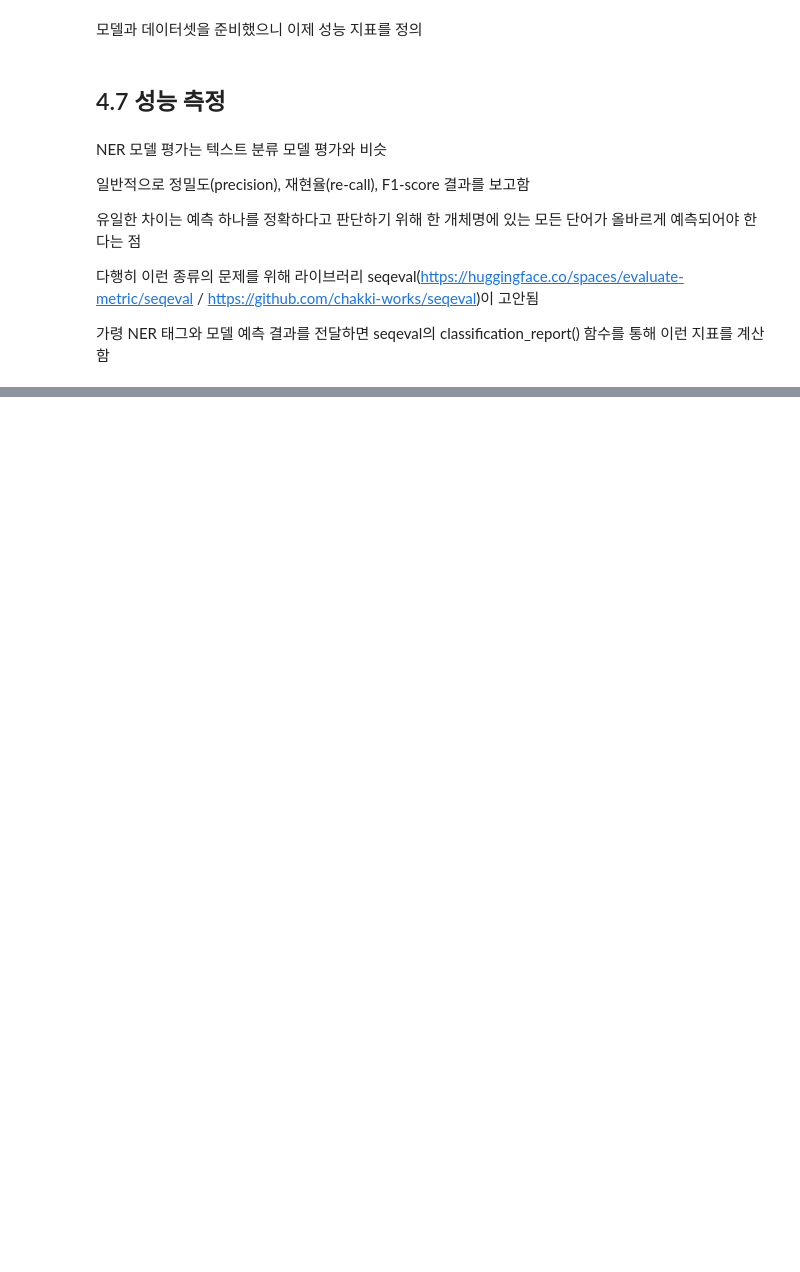
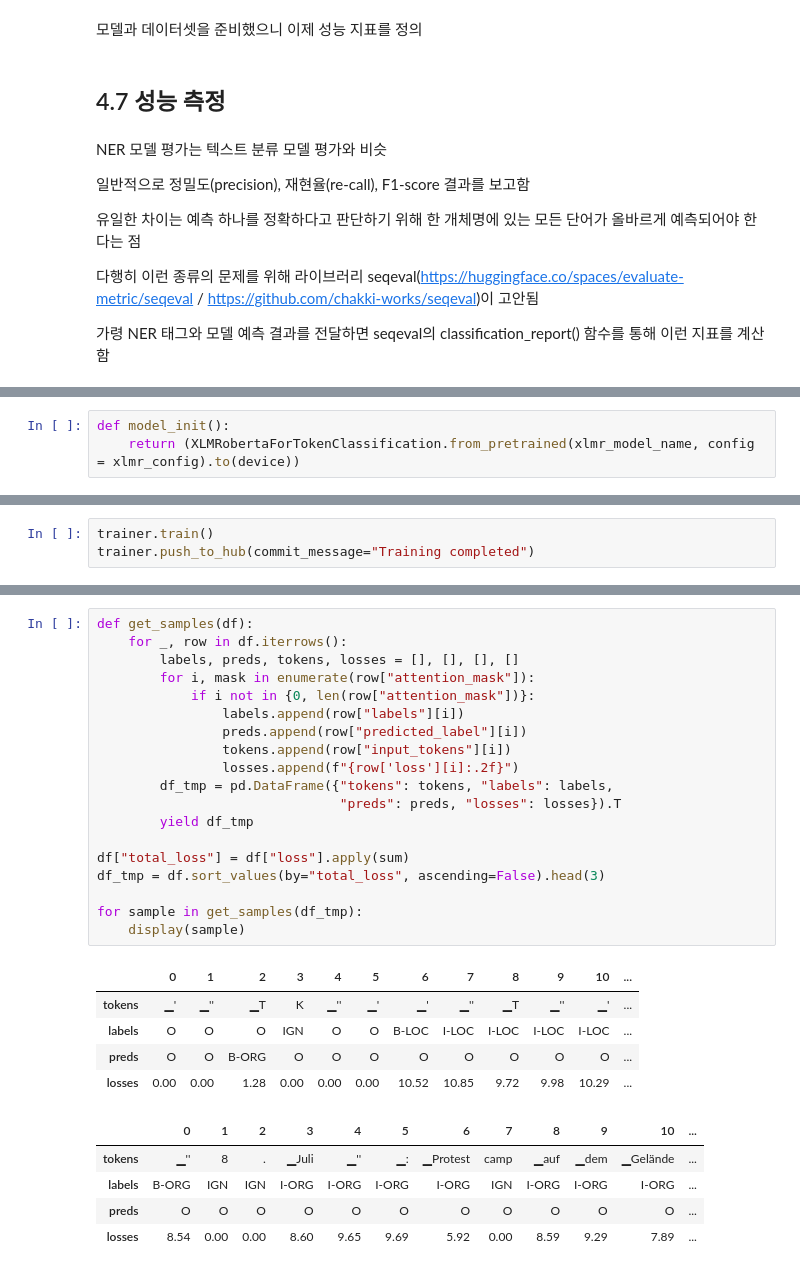
Before and after one commit to breadho/Transformers, a Jupyter notebook: 4장.ipynb, the cells around one changed output, grey strips where cells are left out. Saved outputs shown, nothing was run; the diff lists cells and outputs as text; blank space fills up the shorter version.

```diff
--- a/4장.ipynb
+++ b/4장.ipynb
@@ -866,0 +1022,3 @@ NER 모델 평가는 텍스트 분류 모델 평가와 비슷
+# %%
+def model_init():
+    return (XLMRobertaForTokenClassification.from_pretrained(xlmr_model_name, config = xlmr_config).to(device))
@@ -866,0 +1041,3 @@ NER 모델 평가는 텍스트 분류 모델 평가와 비슷
+# %%
+trainer.train()
+trainer.push_to_hub(commit_message="Training completed")
@@ -866,0 +1267,30 @@ NER 모델 평가는 텍스트 분류 모델 평가와 비슷
+# %%
+def get_samples(df):
+    for _, row in df.iterrows():
+        labels, preds, tokens, losses = [], [], [], []
+        for i, mask in enumerate(row["attention_mask"]):
+            if i not in {0, len(row["attention_mask"])}:
+                labels.append(row["labels"][i])
+                preds.append(row["predicted_label"][i])
+                tokens.append(row["input_tokens"][i])
+                losses.append(f"{row['loss'][i]:.2f}")
+        df_tmp = pd.DataFrame({"tokens": tokens, "labels": labels,
+                               "preds": preds, "losses": losses}).T
+        yield df_tmp
+
+df["total_loss"] = df["loss"].apply(sum)
+df_tmp = df.sort_values(by="total_loss", ascending=False).head(3)
+
+for sample in get_samples(df_tmp):
+    display(sample)
+# %% [output]
+|  | 0 | 1 | 2 | 3 | 4 | 5 | 6 | 7 | 8 | 9 | 10 | ... |
+| tokens | ▁' | ▁'' | ▁Τ | Κ | ▁'' | ▁' | ▁' | ▁'' | ▁T | ▁'' | ▁' | ... |
+| labels | O | O | O | IGN | O | O | B-LOC | I-LOC | I-LOC | I-LOC | I-LOC | ... |
+| preds | O | O | B-ORG | O | O | O | O | O | O | O | O | ... |
+| losses | 0.00 | 0.00 | 1.28 | 0.00 | 0.00 | 0.00 | 10.52 | 10.85 | 9.72 | 9.98 | 10.29 | ... |
+|  | 0 | 1 | 2 | 3 | 4 | 5 | 6 | 7 | 8 | 9 | 10 | ... |
+| tokens | ▁'' | 8 | . | ▁Juli | ▁'' | ▁: | ▁Protest | camp | ▁auf | ▁dem | ▁Gelände | ... |
+| labels | B-ORG | IGN | IGN | I-ORG | I-ORG | I-ORG | I-ORG | IGN | I-ORG | I-ORG | I-ORG | ... |
+| preds | O | O | O | O | O | O | O | O | O | O | O | ... |
+| losses | 8.54 | 0.00 | 0.00 | 8.60 | 9.65 | 9.69 | 5.92 | 0.00 | 8.59 | 9.29 | 7.89 | ... |
```
Also changed, not shown: parts of 85 cells of this notebook.
